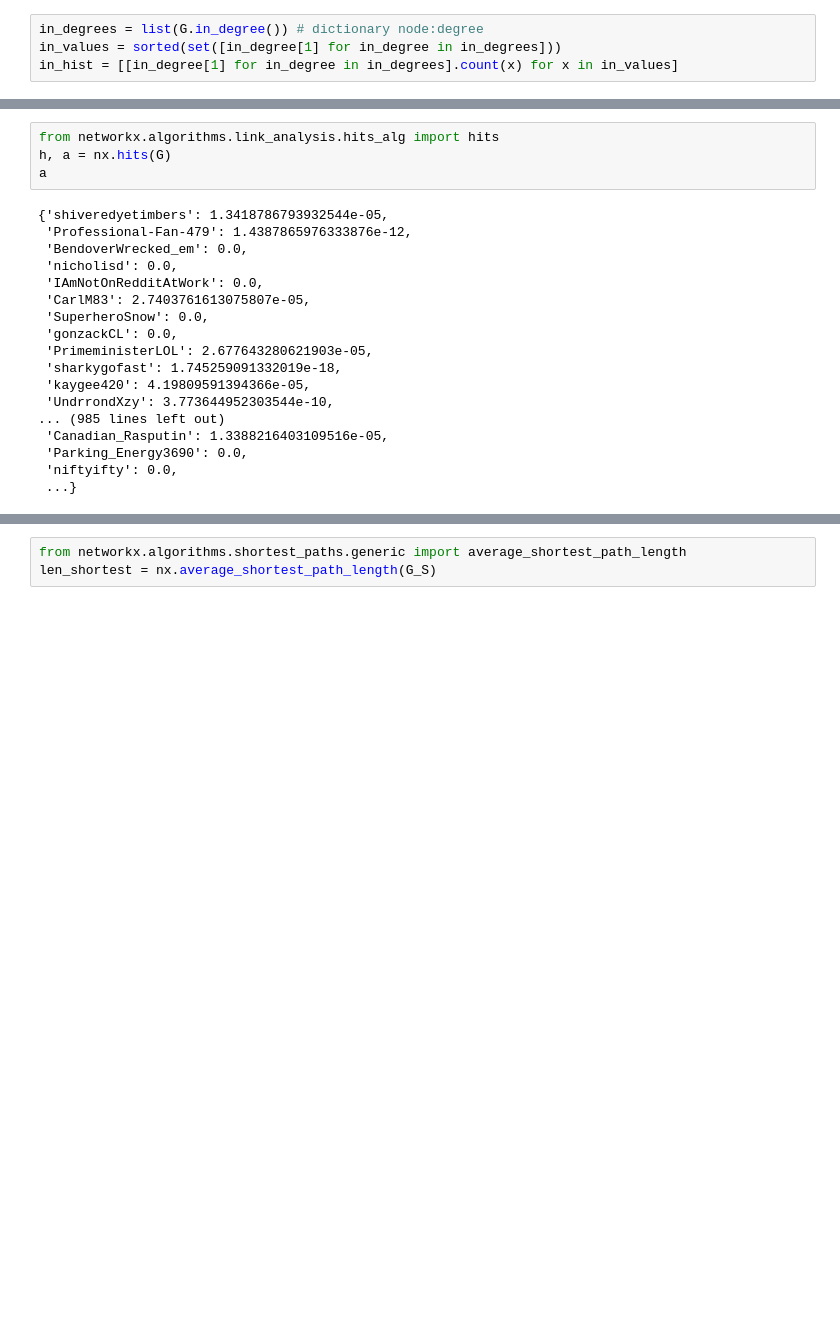
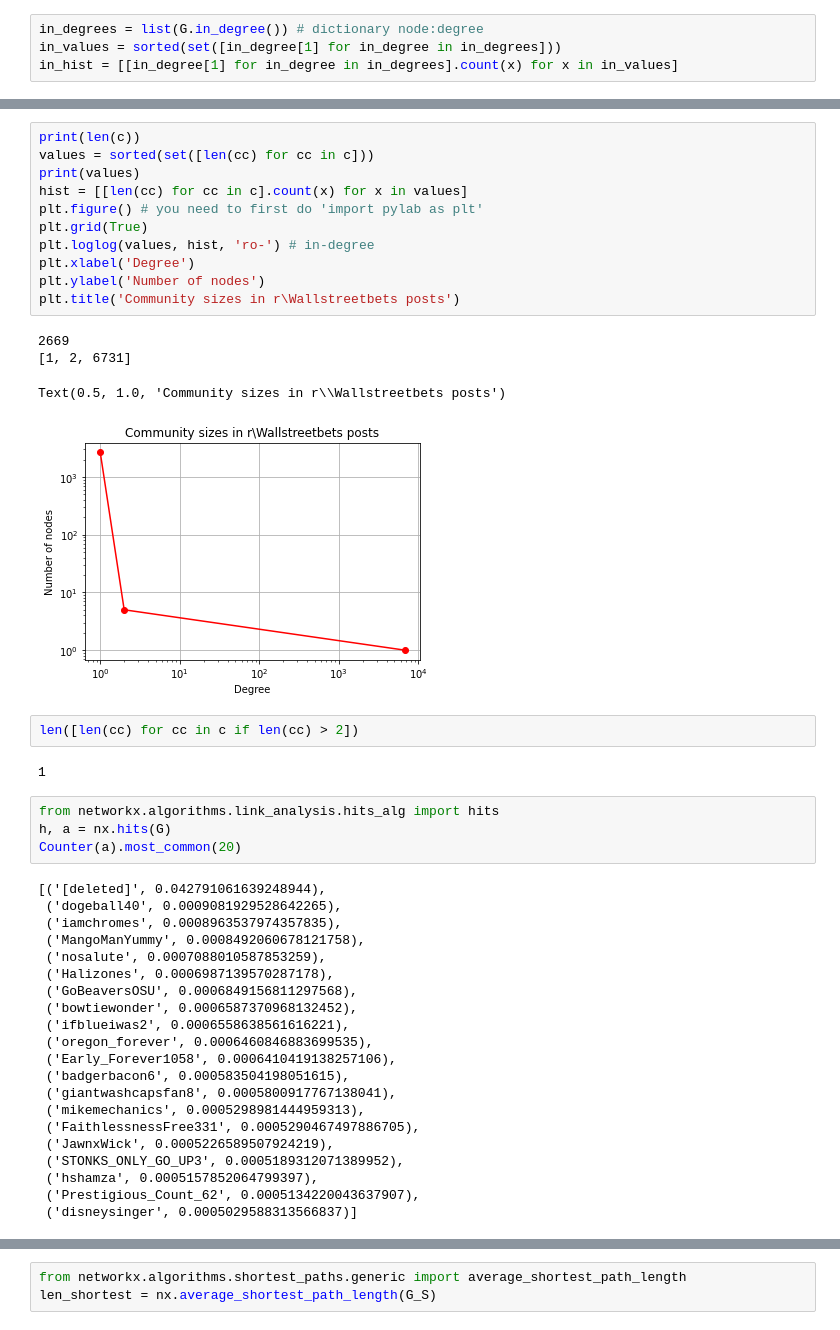
Before and after one commit to atrib/GMEMoonBase, a Jupyter notebook: Network Analysis.ipynb, the cells around one changed output, grey strips where cells are left out. Drawn from its saved outputs; the diff is of its cells as text; blank space fills up the shorter version.

```diff
--- a/Network Analysis.ipynb
+++ b/Network Analysis.ipynb
@@ -146,23 +175,46 @@ sorted(c[0])
  ...]
+# %%
+print(len(c))
+values = sorted(set([len(cc) for cc in c]))
+print(values)
+hist = [[len(cc) for cc in c].count(x) for x in values]
+plt.figure() # you need to first do 'import pylab as plt'
+plt.grid(True)
+plt.loglog(values, hist, 'ro-') # in-degree
+plt.xlabel('Degree')
+plt.ylabel('Number of nodes')
+plt.title('Community sizes in r\Wallstreetbets posts')
+# %% [output]
+2669
+[1, 2, 6731]
+Text(0.5, 1.0, 'Community sizes in r\\Wallstreetbets posts')
+[figure, added]
+# %%
+len([len(cc) for cc in c if len(cc) > 2])
+# %% [output]
+1
 # %%
 from networkx.algorithms.link_analysis.hits_alg import hits
 h, a = nx.hits(G)
-a
+Counter(a).most_common(20)
 # %% [output]
-{'shiveredyetimbers': 1.3418786793932544e-05,
- 'Professional-Fan-479': 1.4387865976333876e-12,
- 'BendoverWrecked_em': 0.0,
- 'nicholisd': 0.0,
- 'IAmNotOnRedditAtWork': 0.0,
- 'CarlM83': 2.7403761613075807e-05,
- 'SuperheroSnow': 0.0,
- 'gonzackCL': 0.0,
- 'PrimeministerLOL': 2.677643280621903e-05,
- 'sharkygofast': 1.745259091332019e-18,
- 'kaygee420': 4.19809591394366e-05,
- 'UndrrondXzy': 3.773644952303544e-10,
-... (985 lines left out)
- 'Canadian_Rasputin': 1.3388216403109516e-05,
- 'Parking_Energy3690': 0.0,
- 'niftyifty': 0.0,
- ...}
+[('[deleted]', 0.042791061639248944),
+ ('dogeball40', 0.0009081929528642265),
+ ('iamchromes', 0.0008963537974357835),
+ ('MangoManYummy', 0.0008492060678121758),
+ ('nosalute', 0.0007088010587853259),
+ ('Halizones', 0.0006987139570287178),
+ ('GoBeaversOSU', 0.0006849156811297568),
+ ('bowtiewonder', 0.0006587370968132452),
+ ('ifblueiwas2', 0.0006558638561616221),
+ ('oregon_forever', 0.0006460846883699535),
+ ('Early_Forever1058', 0.0006410419138257106),
+ ('badgerbacon6', 0.000583504198051615),
+ ('giantwashcapsfan8', 0.0005800917767138041),
+ ('mikemechanics', 0.0005298981444959313),
+ ('FaithlessnessFree331', 0.0005290467497886705),
+ ('JawnxWick', 0.0005226589507924219),
+ ('STONKS_ONLY_GO_UP3', 0.0005189312071389952),
+ ('hshamza', 0.0005157852064799397),
+ ('Prestigious_Count_62', 0.0005134220043637907),
+ ('disneysinger', 0.0005029588313566837)]
```
Also changed, not shown: parts of 28 cells of this notebook.
